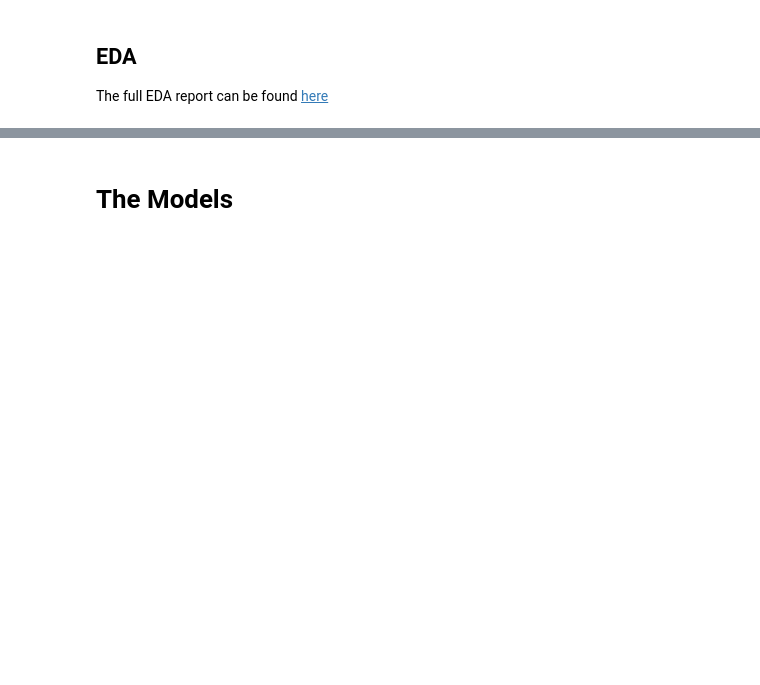
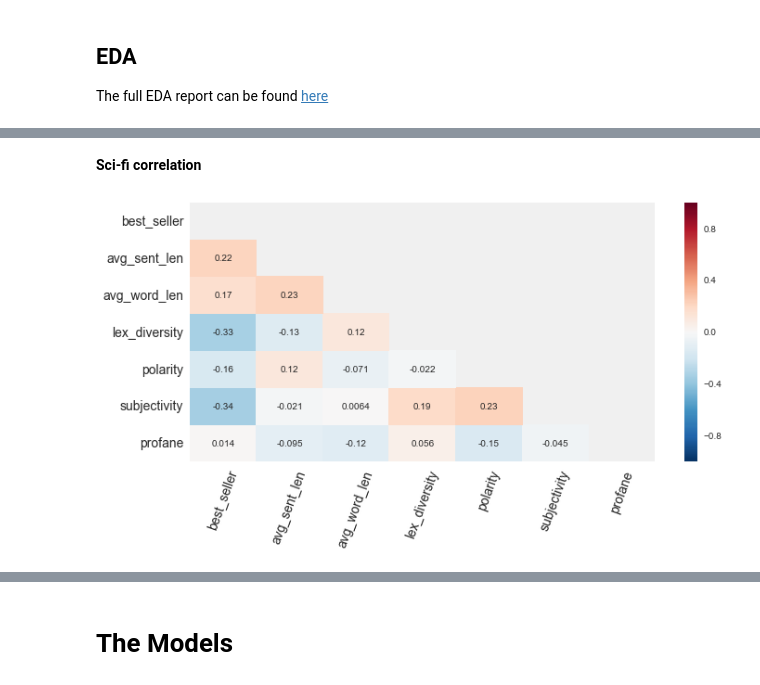
Before and after one commit to bishopkd/DSI-SF2-bishopkd, a Jupyter notebook: projects/capstone/reports/technical_report.ipynb, the cells around one changed output, grey strips where cells are left out. Saved outputs shown, nothing was run; the diff lists cells and outputs as text; code cells hidden in the pictures; blank space fills up the shorter version.

Commit message:
capstone backup

```diff
--- a/projects/capstone/reports/technical_report.ipynb
+++ b/projects/capstone/reports/technical_report.ipynb
@@ -124,0 +151,45 @@ The full EDA report can be found [here](https://github.com/bishopkd/DSI-SF2-bish
+# %%
+import os
+import re
+import nltk
+import textract
+import pandas as pd
+import numpy as np
+import seaborn as sns
+from collections import Counter
+import matplotlib.pyplot as plt
+from matplotlib import cm as cm
+plt.style.use('fivethirtyeight')
+%matplotlib inline
+
+# load the data
+path = '/Users/katbishop/Desktop/DSI-SF2-bishopkd/projects/capstone/data/'
+df = pd.read_csv(path + 'df.csv')
+del df['Unnamed: 0']
+
+# subset the data
+sf = df[df['sci_fi']==1]
+rm = df[df['sci_fi']==0]
+bs = df[(df['best_seller']==1)]
+f = df[(df['best_seller']==0)]
+sfbs = df[((df['best_seller']==1) & (df['sci_fi']==1))]
+rmbs = df[((df['best_seller']==1) & (df['sci_fi']==0))]
+sff = df[((df['best_seller']==0) & (df['sci_fi']==1))]
+rmf = df[((df['best_seller']==0) & (df['sci_fi']==0))]
+
+def correlation_heat_map(corrs):
+    fig, ax = plt.subplots(figsize=(10,5))
+    mask = np.zeros_like(corrs, dtype=np.bool)
+    mask[np.triu_indices_from(mask)] = True
+    ax = sns.heatmap(corrs, mask=mask, annot=True)
+    ax.set_xticklabels(ax.xaxis.get_ticklabels(), fontsize=14, rotation=70)
+    ax.set_yticklabels(ax.yaxis.get_ticklabels(), fontsize=14, rotation=0)
+    plt.show()
+
+# show some corr()s
+# %% [markdown]
+**Sci-fi correlation**
+# %%
+correlation_heat_map(sf[['best_seller','avg_sent_len','avg_word_len','lex_diversity','polarity','subjectivity','profane']].corr())
+# %% [output]
+[figure, added]
```
Also changed, not shown: parts of 21 cells of this notebook, 14 other files.
